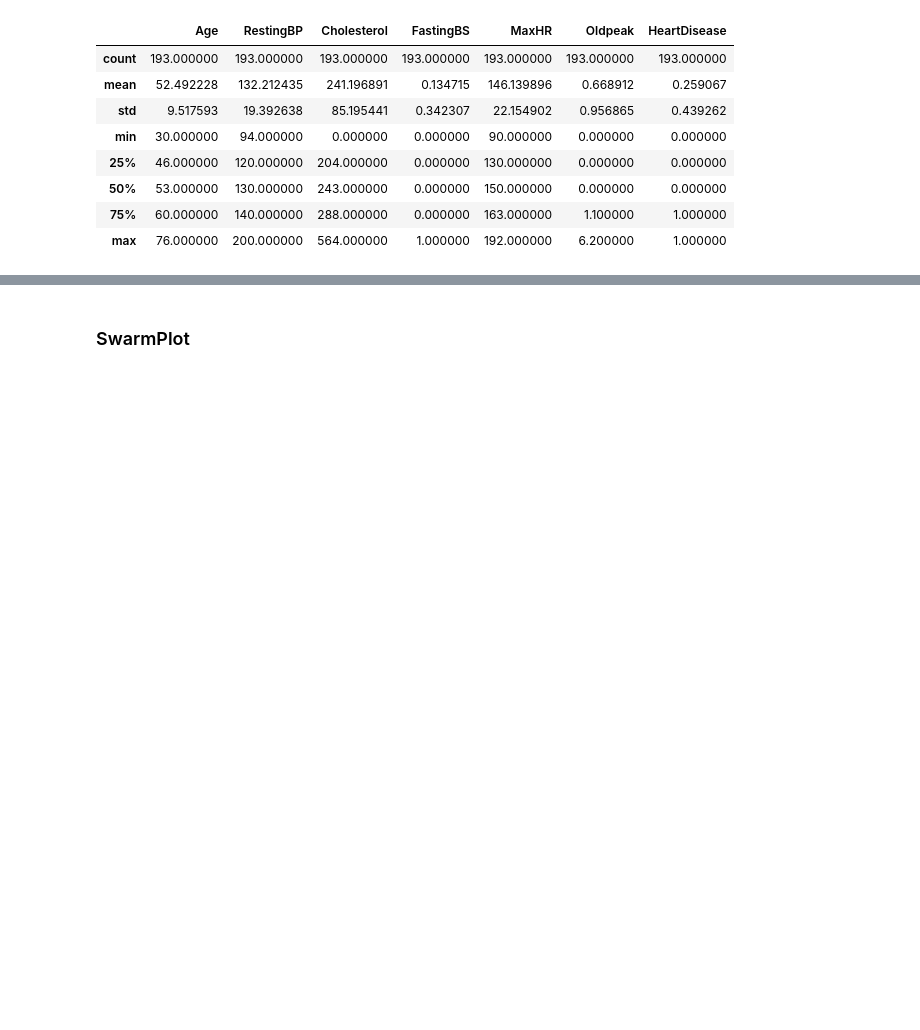
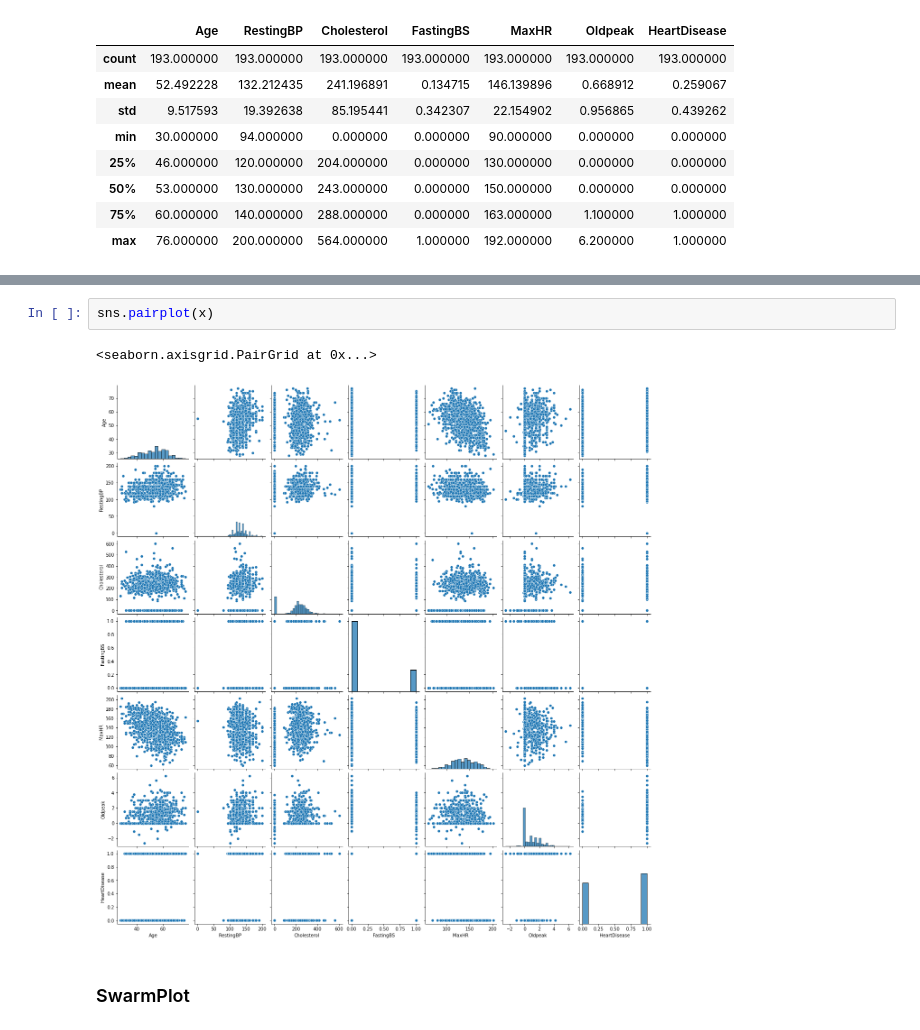
Before and after one commit to rskpdev/ECE-143-Project, a Jupyter notebook: notebooks/ece143project.ipynb, the cells around one changed output, grey strips where cells are left out. Cells and saved outputs as stored; diff of their text form; blank space fills up the shorter version.

Commit message:
adding scatter charts

```diff
--- a/notebooks/ece143project.ipynb
+++ b/notebooks/ece143project.ipynb
@@ -311,2 +311,7 @@ fig.show()
+# %%
+sns.pairplot(x)
+# %% [output]
+<seaborn.axisgrid.PairGrid at 0x...>
+[figure, added]
 # %% [markdown]
 ### SwarmPlot
```
Also changed, not shown: parts of 15 cells of this notebook.
